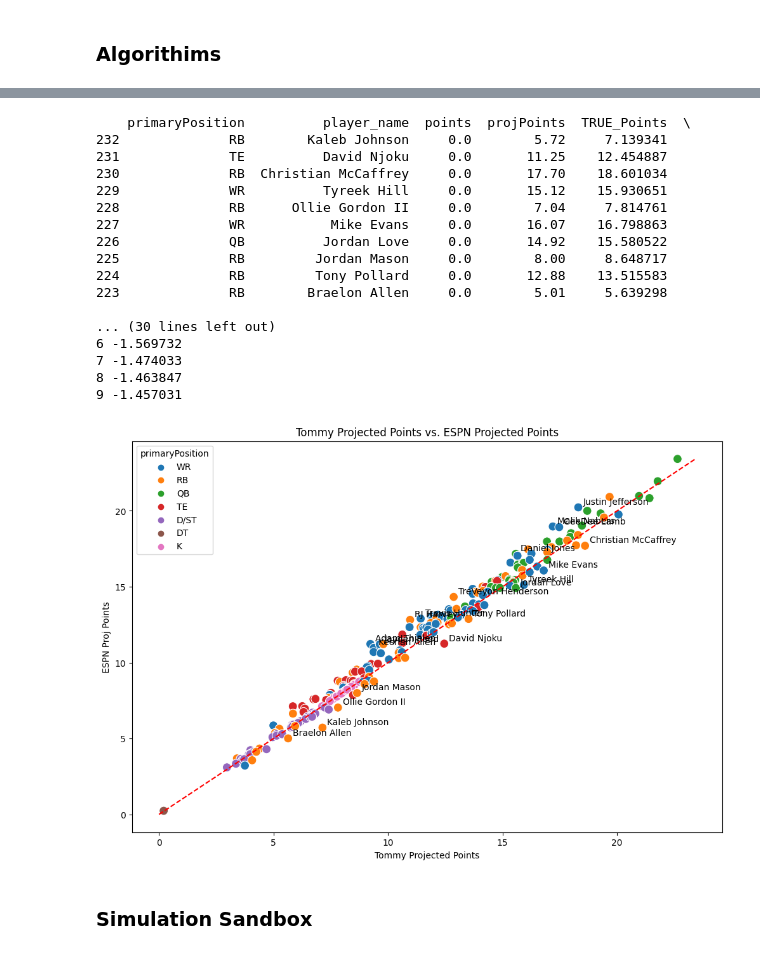
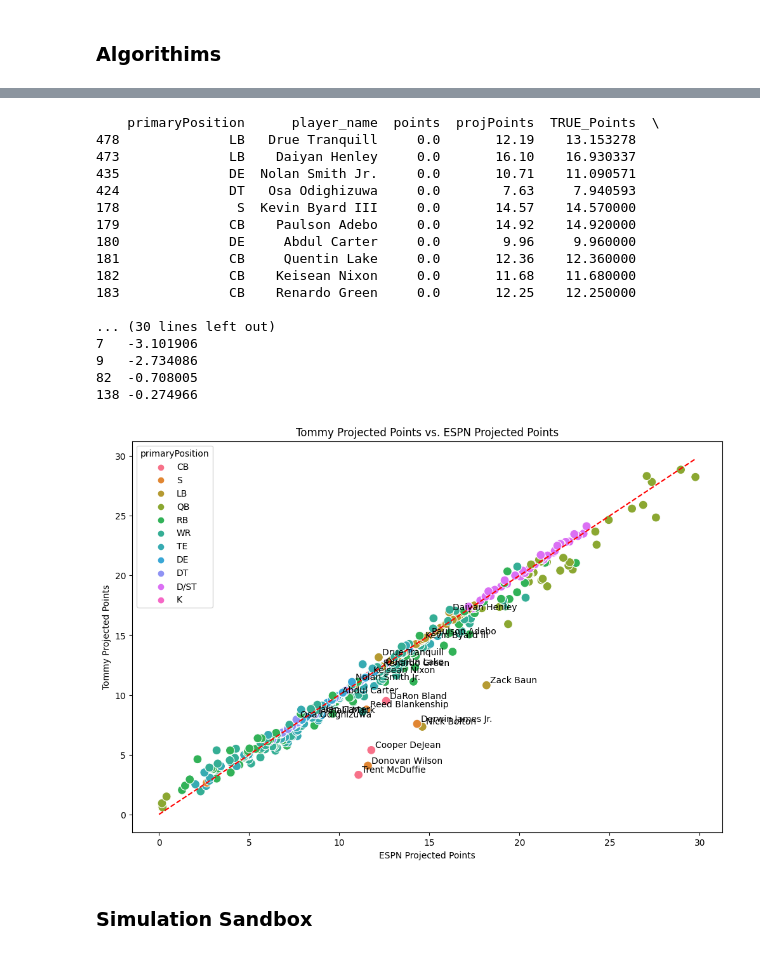
Before and after one commit to twinfield10/ESPN_FFL, a Jupyter notebook: FF Analysis Notebook.ipynb, the cells around one changed output, grey strips where cells are left out. Drawn from its saved outputs; the diff is of its cells as text; code cells hidden in the pictures.

```diff
--- a/FF Analysis Notebook.ipynb
+++ b/FF Analysis Notebook.ipynb
@@ -77,7 +77,7 @@ lg_vars = {
 # %% [markdown]
 ## 1) Set League ##
 # %%
-select_league = "Winfield_Football" # Winfield_Football, Knights_FFL, GOP_Degenerates, Weenieless_Wanderers
+select_league = "GOP_Degenerates" # Winfield_Football, Knights_FFL, GOP_Degenerates, Weenieless_Wanderers
 
 league = fetch_league(
         league_id=lg_vars[select_league]['ID'],
@@ -862,11 +926,11 @@ def plot_proj(df, week):
     df = df.reset_index()
 
     # Get the top 10 highest and 10 lowest values of projDiff
-    top_10_projDiff = df[~df['primaryPosition'].isin(['CB', 'S', 'LB', 'DE', 'DT', 'D/ST'])].nlargest(10, 'projDiff')
-    bottom_10_projDiff = df[~df['primaryPosition'].isin(['CB', 'S', 'LB', 'DE', 'DT', 'D/ST'])].nsmallest(10, 'projDiff')
+    top_10_projDiff = df[df['primaryPosition'].isin(['CB', 'S', 'LB', 'DE', 'DT'])].nlargest(10, 'projDiff')
+    bottom_10_projDiff = df[df['primaryPosition'].isin(['CB', 'S', 'LB', 'DE', 'DT'])].nsmallest(10, 'projDiff')
 
     # Combine the top and bottom values into one DataFrame
-    top_bottom_projDiff = pd.concat([top_10_projDiff, bottom_10_projDiff])
+    top_bottom_projDiff = pd.concat([bottom_10_projDiff, top_10_projDiff])
 
     print(top_10_projDiff)
     print(bottom_10_projDiff)
@@ -875,56 +939,56 @@ def plot_proj(df, week):
     plt.figure(figsize=(12, 8))
 
     scatter_plot = sns.scatterplot(
-        x='TRUE_Points',
-        y='projPoints',
+        y='TRUE_Points',
+        x='projPoints',
         hue='primaryPosition',  # Color by primaryPosition
         data=df,
         s=100  # Adjust point size if needed
     )
 
     # Add labels for each player_name
     for line in range(0, top_bottom_projDiff.shape[0]):
         scatter_plot.text(
-            top_bottom_projDiff.TRUE_Points.iloc[line]+0.2,  # Slightly offset the labels on the x-axis
-            top_bottom_projDiff.projPoints.iloc[line]+0.2,
+            top_bottom_projDiff.projPoints.iloc[line]+0.2,  # Slightly offset the labels on the x-axis
+            top_bottom_projDiff.TRUE_Points.iloc[line]+0.2,
             top_bottom_projDiff.player_name.iloc[line],
             horizontalalignment='left',
             size='medium',
             color='black'
         )
 
     # Add a line with slope=1 and intercept=0 (line of equality)
     max_val = max(df['TRUE_Points'].max(), df['projPoints'].max())  # Find the maximum value for the plot limit
     plt.plot([0, max_val], [0, max_val], color='red', linestyle='--', label='y = x')
 
     # Set plot title and labels
     plt.title('Tommy Projected Points vs. ESPN Projected Points')
-    plt.ylabel('ESPN Proj Points')
-    plt.xlabel('Tommy Projected Points')
+    plt.ylabel('Tommy Projected Points')
+    plt.xlabel('ESPN Projected Points')
 
     # Show the plot
     plt.show()
 
 plot_proj(LINEUPS, 1)
 # %% [output]
-    primaryPosition          player_name  points  projPoints  TRUE_Points  \
-232              RB        Kaleb Johnson     0.0        5.72     7.139341
-231              TE          David Njoku     0.0       11.25    12.454887
-230              RB  Christian McCaffrey     0.0       17.70    18.601034
-229              WR          Tyreek Hill     0.0       15.12    15.930651
-228              RB      Ollie Gordon II     0.0        7.04     7.814761
-227              WR           Mike Evans     0.0       16.07    16.798863
-226              QB          Jordan Love     0.0       14.92    15.580522
-225              RB         Jordan Mason     0.0        8.00     8.648717
-224              RB         Tony Pollard     0.0       12.88    13.515583
-223              RB        Braelon Allen     0.0        5.01     5.639298
+    primaryPosition      player_name  points  projPoints  TRUE_Points  \
+478              LB   Drue Tranquill     0.0       12.19    13.153278
+473              LB    Daiyan Henley     0.0       16.10    16.930337
+435              DE  Nolan Smith Jr.     0.0       10.71    11.090571
+424              DT   Osa Odighizuwa     0.0        7.63     7.940593
+178               S  Kevin Byard III     0.0       14.57    14.570000
+179              CB    Paulson Adebo     0.0       14.92    14.920000
+180              DE     Abdul Carter     0.0        9.96     9.960000
+181              CB     Quentin Lake     0.0       12.36    12.360000
+182              CB    Keisean Nixon     0.0       11.68    11.680000
+183              CB    Renardo Green     0.0       12.25    12.250000
 
 ... (30 lines left out)
-6 -1.569732
-7 -1.474033
-8 -1.463847
-9 -1.457031
+7   -3.101906
+9   -2.734086
+82  -0.708005
+138 -0.274966
-[figure, old version]
+[figure, new version]
 # %% [markdown]
 ### Simulation Sandbox
 # %%
```
Also changed, not shown: parts of 9 cells of this notebook, 16 other files.
